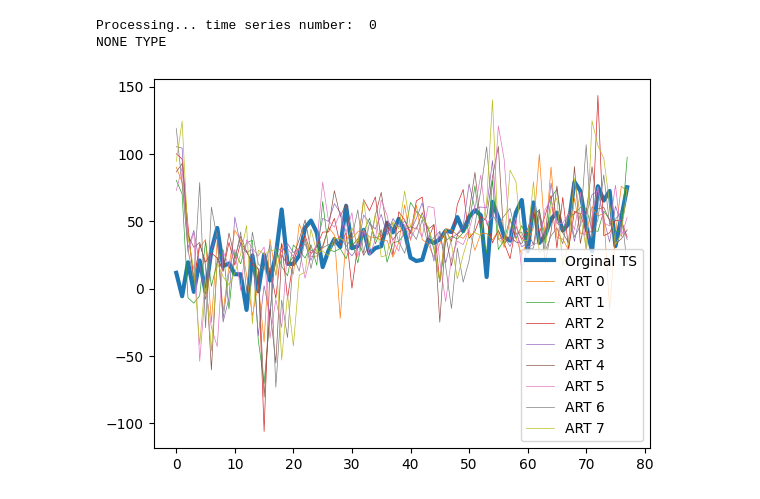
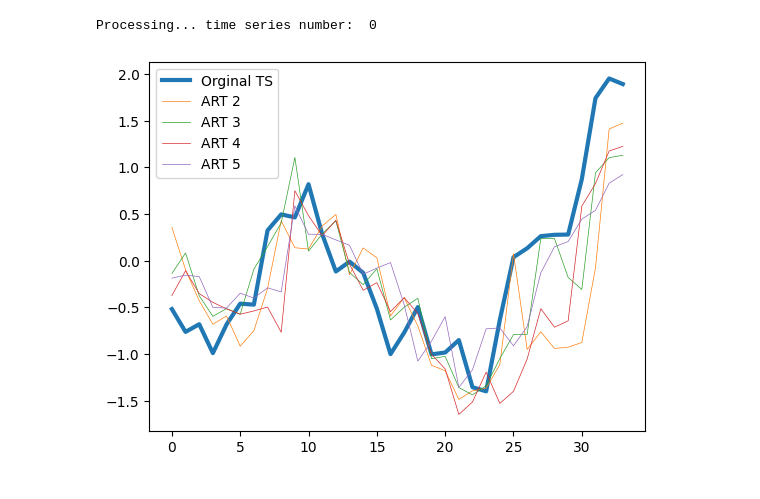
Before and after one commit to TiesHRL/DyART, a Jupyter notebook: Code/Test_script.ipynb, the cells around one changed output. Drawn from its saved outputs; the diff is of its cells as text; code cells hidden in the pictures.

```diff
--- a/Code/Test_script.ipynb
+++ b/Code/Test_script.ipynb
@@ -506,10 +626,10 @@ class AutoregressiveTree:
                 return node['right']
 # %%
 p = 2
-df_temp2 = pd.concat([synthetic_target,synthetic_exog], axis=1)
-df_temp2.columns = range(df_temp2.shape[1])
 
-ts_train, ts_valid, ts_test, ts_param = preprocessing(df_temp2, method='normalization')
+data_filled.columns = range(len(data_filled.columns))
+
+ts_train, ts_valid, ts_test, ts_param = preprocessing(np.log(data_filled[0:200]), method='normalization')
 
 
 train = []
@@ -522,7 +642,9 @@ d = train[0]
 # print(len(d), len(d[0]))
 d_exog = train[1:]
 ART = AutoregressiveTree(p)
-tree = ART.build_tree(d, d_exog, 10, 10)
+tree = ART.build_tree(d, d_exog, 10, 20)
+# ART.plot_tree(tree)
 ART.print_tree(tree)
+# ART.visualize_tree(tree)
 # ART.print_tree(tree_list[5])
 # %% [output]
@@ -732,15 +747,0 @@ NONE TYPE
-# %%
-# plt.plot(pd.DataFrame(valid_prediction_list_cumsum).T, label = 'ART')
-plt.plot(d_val_cumsum, label = 'ground truth' )
-i=1
-for plot in (pd.DataFrame(valid_prediction_list_cumsum).to_numpy()):
-    if i%2 == 0:
-        plt.plot(plot, label="ART {}".format(i))
-    i += 1
-plt.legend()
-plt.show()
-
-for i, val in df_temp2.T.iterrows():
-    plt.plot(val, label = "ts {}".format(i))
-plt.legend()
-plt.show()
@@ -753,7 +751,7 @@ def hit_rate(ts_true, ts_pred):
     diff_pred = np.diff(ts_pred)
     return np.sum(np.sign(diff_true) == np.sign(diff_pred)) / len(diff_true)
 # %%
-max_p= 8
+max_p= 5
 hit_rate_ART_all_samples = []
 hit_rate_AR_all_samples = []
 rmse_ART_all_samples = []
@@ -763,7 +761,7 @@ time_series_index_list = [0,1,2,3,4] #, 786, 396, 276, 614, 377, 101, 124, 62, 3
 time_series_index = 0
 print('Processing... time series number: ',time_series_index)
 time_series_index_list.append(time_series_index)
-Ground_truth_diff, Ground_truth, valid_prediction_diff_ART_list, valid_prediction_ART_list, tree, valid_window = time_series_pred(data=df_temp2,
+Ground_truth_diff, Ground_truth, valid_prediction_diff_ART_list, valid_prediction_ART_list, tree = time_series_pred(data=(data_filled[1000:1300]),
                                 time_series_index=time_series_index, pred_method='ART', max_p=max_p, preprocessing_method='normalization')
 # _, _, valid_prediction_diff_AR_list, valid_prediction_AR_list, _ = time_series_pred(data=df3,
 #                                 time_series_index=time_series_index, pred_method='AR', max_p=max_p, preprocessing_method='normalization')
@@ -773,6 +771,7 @@ hit_rate_AR_list = []
 rmse_ART_list = []
 rmse_AR_list = []
 for i in range(max_p):
+    # print(i)
     hit_rate_ART_list.append(hit_rate(Ground_truth, valid_prediction_ART_list[i]))
     # hit_rate_AR_list.append(hit_rate(Ground_truth, valid_prediction_AR_list[i]))
     rmse_ART_list.append(sqrt(mean_squared_error(Ground_truth, valid_prediction_ART_list[i])))
@@ -783,14 +782,17 @@ rmse_ART_all_samples.append(rmse_ART_list)
 # rmse_AR_all_samples.append(rmse_AR_list)
 # %% [output]
 Processing... time series number:  0
-NONE TYPE
 # %%
-plt.plot(Ground_truth, label = "Orginal TS", linewidth = '3')
-for i, pred in enumerate(valid_prediction_ART_list):
-    plt.plot(pred, label = "ART {}".format(i), linewidth = '0.5')
+plt.plot(Ground_truth_diff[20:], label = "Orginal TS", linewidth = '3')
+# print(len(Ground_truth))
+for i, pred in enumerate(valid_prediction_diff_ART_list):
+        if i != 0:
+                plt.plot(pred[20:], label = "ART {}".format(i+1), linewidth = '0.5')
+        # print(len(pred))
 
 plt.legend()
+
 plt.show()
 # %% [output]
-[figure, old version]
+[figure, new version]
 # %%
```
Also changed, not shown: parts of 17 cells of this notebook, 10 other files.
